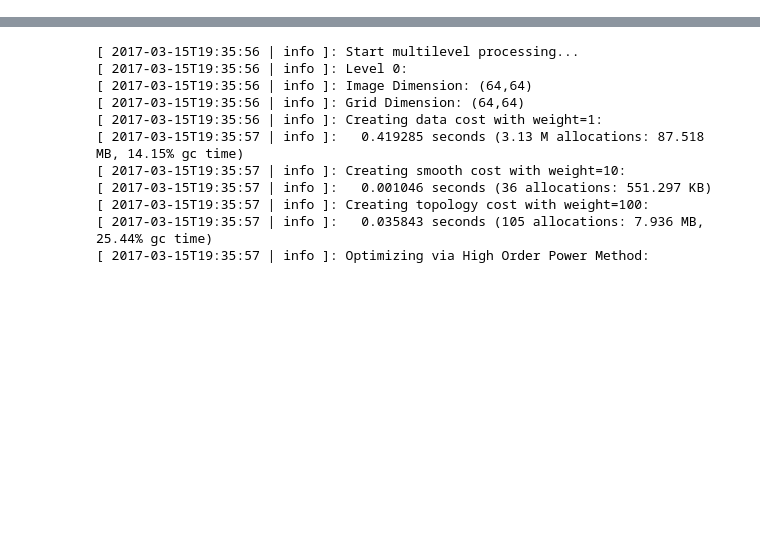
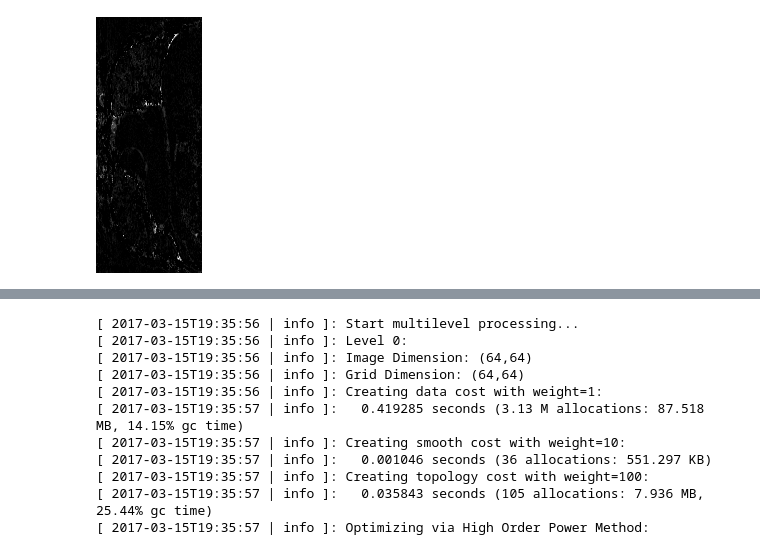
Before and after one commit to 501306162/Hatchery, a Jupyter notebook: notebooks/dirlab-alphatest.ipynb, the cells around one changed output, grey strips where cells are left out. Drawn from its saved outputs; the diff is of its cells as text; code cells hidden in the pictures; blank space fills up the shorter version.

```diff
--- a/notebooks/dirlab-alphatest.ipynb
+++ b/notebooks/dirlab-alphatest.ipynb
@@ -60,0 +63,4 @@ topologyΔ = vecnorm(warpped[end]-fixed)
+# %%
+colorview(Gray, warpped[end][120,:,:]-fixed[120,:,:] |> x->x/maximum(x))
+# %% [output]
+[figure, added]
```
Also changed, not shown: parts of 16 cells of this notebook, 4 other files.
